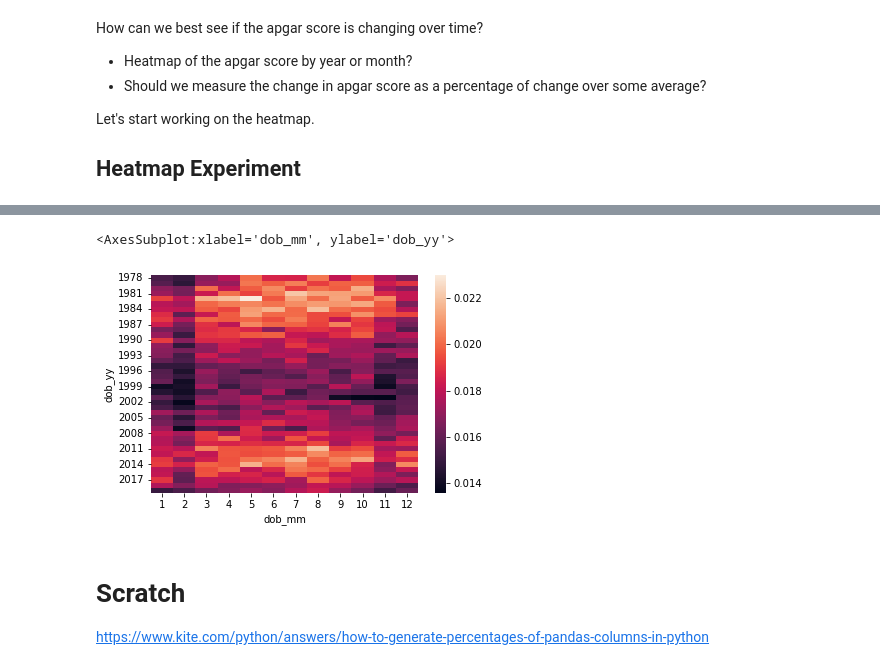
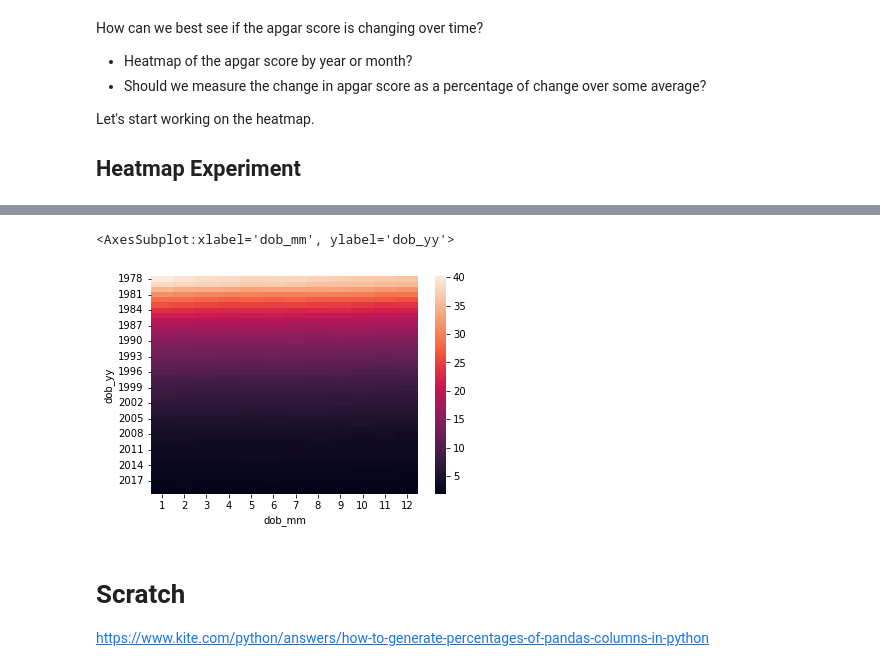
Before and after one commit to tvhahn/cdc-birth-data, a Jupyter notebook: notebooks/1.0-explore-apgar.ipynb, the cells around one changed output, grey strips where cells are left out. Saved outputs shown, nothing was run; the diff lists cells and outputs as text; code cells hidden in the pictures.

```diff
--- a/notebooks/1.0-explore-apgar.ipynb
+++ b/notebooks/1.0-explore-apgar.ipynb
@@ -289,9 +274,7 @@ df
 # %%
-df = df[df['apgar5']!=99]
-df['apgar5'].unique()
-
-df_count = df.groupby(['dob_yy', 'dob_mm', 'apgar5']).agg({'births':'sum'})
-df_count = df_count.groupby(level=0).apply(lambda x: 100 * x / x.sum())
-df_count = df_count.reset_index().rename(columns={'births':'births_pct'})
-df_count.head()
+df = df[df['apgar5']!=99].sort_values(by=['dob_yy', 'dob_mm'])
+df = df.groupby(['dob_yy', 'dob_mm', 'apgar5']).agg({'births':'sum'}).reset_index()
+df['yy_mm_births_total'] = df.groupby(['dob_yy', 'dob_mm'])['births'].transform('sum')
+df['births_pct'] = df['births'] / df['yy_mm_births_total'] * 100
+df.head()
 # %% [output]
@@ -304,8 +303,8 @@ df_count.head()
 # %%
-sns.heatmap(df_count[df_count['apgar5'] == 1][['dob_yy', 'dob_mm', 'births_pct']].pivot('dob_yy', 'dob_mm', 'births_pct'))
+sns.heatmap(df[df['apgar5'] == 10][['dob_yy', 'dob_mm', 'births_pct']].pivot('dob_yy', 'dob_mm', 'births_pct'))
 # %% [output]
 <AxesSubplot:xlabel='dob_mm', ylabel='dob_yy'>
-[figure, old version]
+[figure, new version]
 # %% [markdown]
 # Scratch
 https://www.kite.com/python/answers/how-to-generate-percentages-of-pandas-columns-in-python
```
Also changed, not shown: parts of 4 cells of this notebook.
